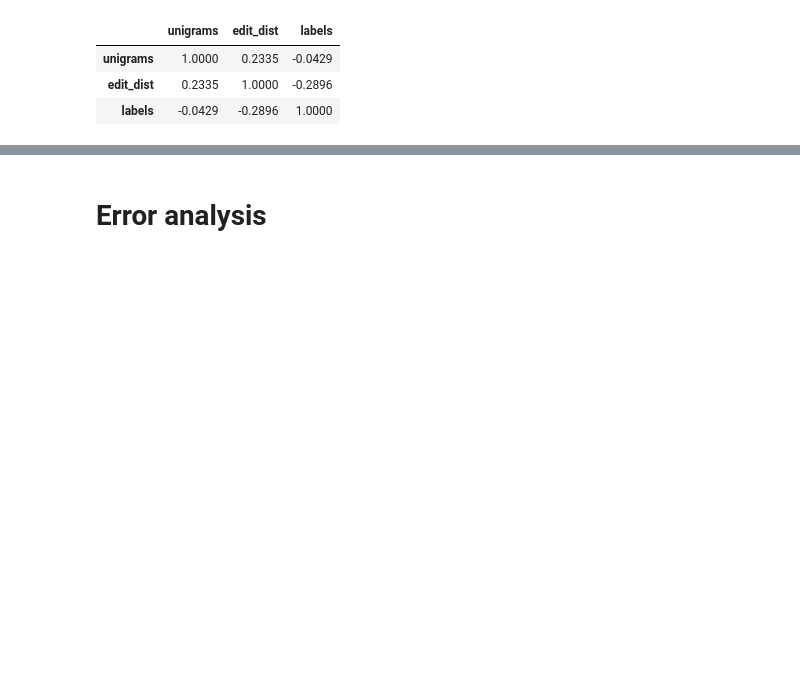
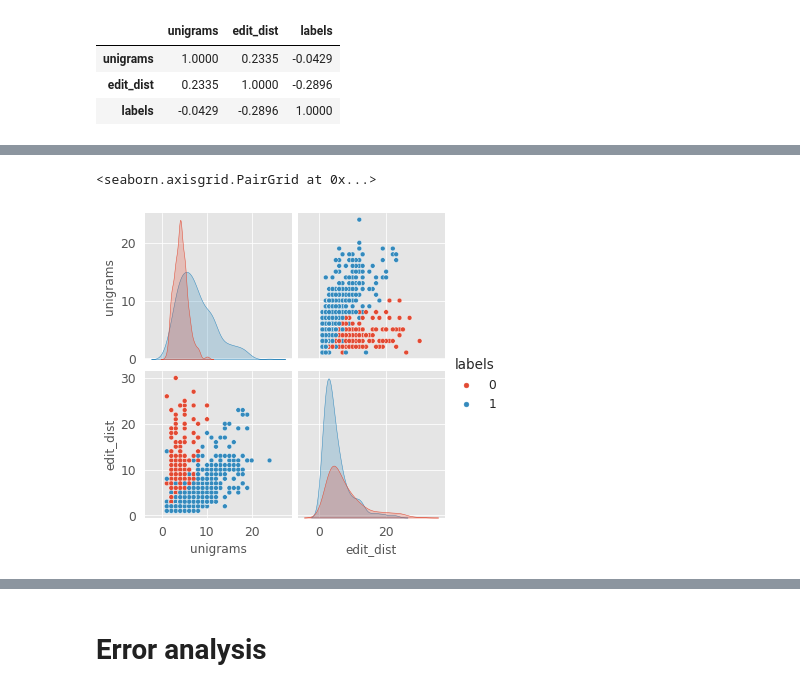
Before and after one commit to RuolinZheng08/ttic31190-natural-language-processing, a Jupyter notebook: hw4/mlp-results-analysis.ipynb, the cells around one changed output, grey strips where cells are left out. Saved outputs shown, nothing was run; the diff lists cells and outputs as text; code cells hidden in the pictures; blank space fills up the shorter version.

```diff
--- a/hw4/mlp-results-analysis.ipynb
+++ b/hw4/mlp-results-analysis.ipynb
@@ -236,0 +258,5 @@ display(dev_hard_df.corr())
+# %%
+sns.pairplot(data=dev_df, hue='labels')
+# %% [output]
+<seaborn.axisgrid.PairGrid at 0x...>
+[figure, added]
```
Also changed, not shown: parts of 9 cells of this notebook, 1 other file.
